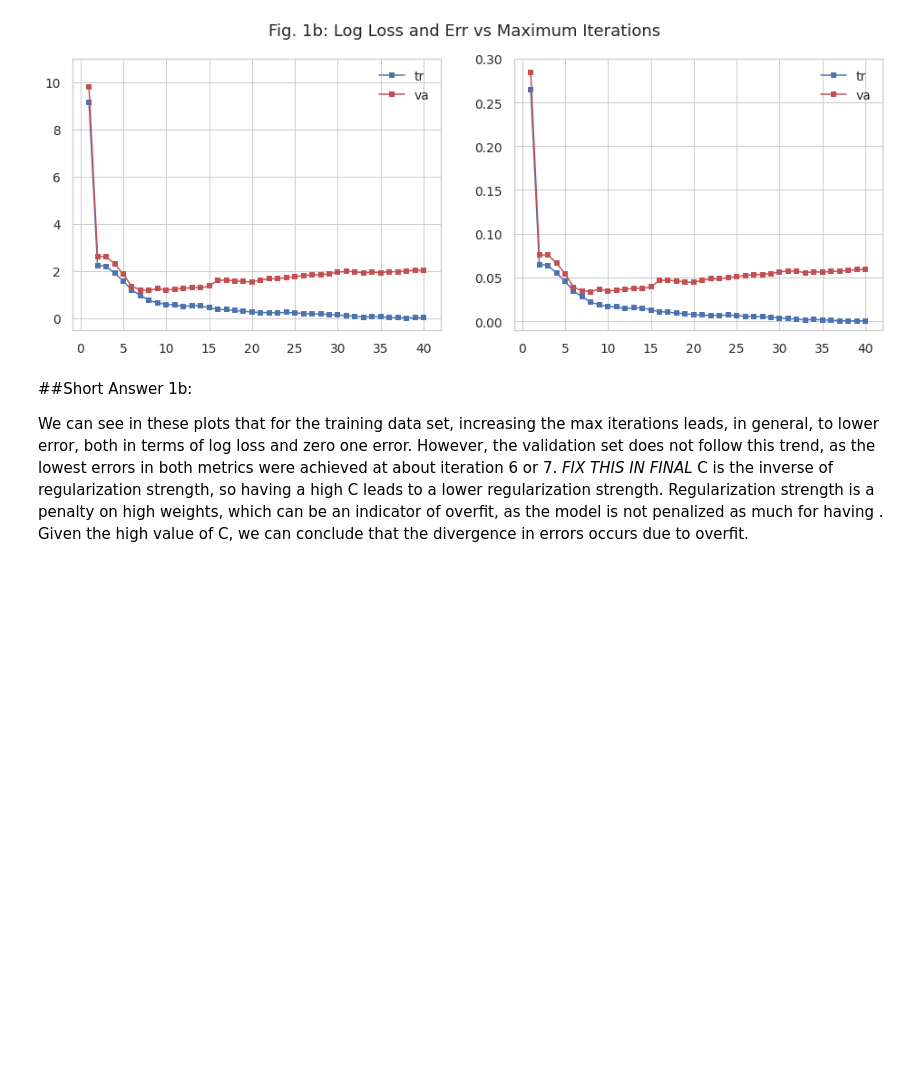
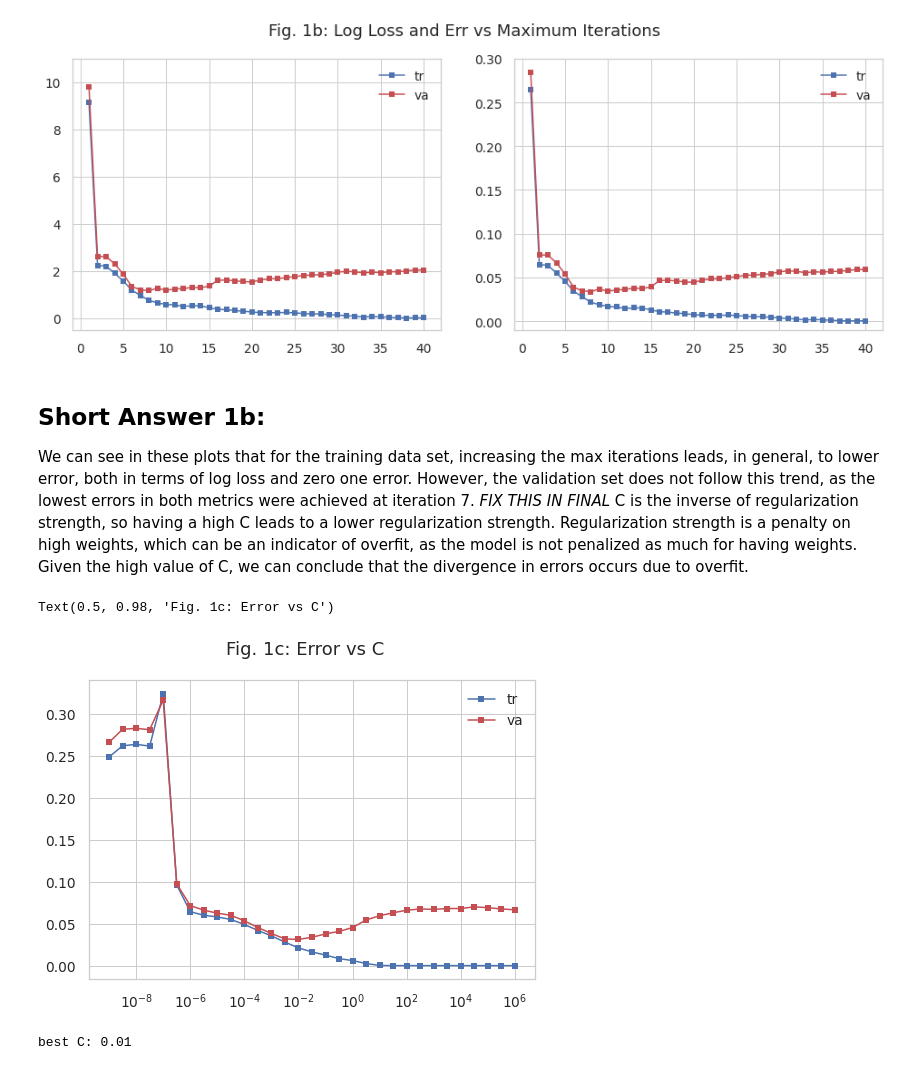
Before and after one commit to kenziesimpson/comp-135-proj-A, a Jupyter notebook: Problem 1.ipynb, the cells around one changed output. Saved outputs shown, nothing was run; the diff lists cells and outputs as text; code cells hidden in the pictures; blank space fills up the shorter version.

```diff
--- a/Problem 1.ipynb
+++ b/Problem 1.ipynb
@@ -115,8 +117,35 @@ plt.suptitle('Fig. 1b: Log Loss and Err vs Maximum Iterations')
 Text(0.5, 0.98, 'Fig. 1b: Log Loss and Err vs Maximum Iterations')
 [figure]
 # %% [markdown]
-##Short Answer 1b:
+## Short Answer 1b:
 
-
-
-We can see in these plots that for the training data set, increasing the max iterations leads, in general, to lower error, both in terms of log loss and zero one error. However, the validation set does not follow this trend, as the lowest errors in both metrics were achieved at about iteration 6 or 7. *FIX THIS IN FINAL* C is the inverse of regularization strength, so having a high C leads to a lower regularization strength. Regularization strength is a penalty on high weights, which can be an indicator of overfit, as the model is not penalized as much for having . Given the high value of C, we can conclude that the divergence in errors occurs due to overfit.
+We can see in these plots that for the training data set, increasing the max iterations leads, in general, to lower error, both in terms of log loss and zero one error. However, the validation set does not follow this trend, as the lowest errors in both metrics were achieved at iteration 7. *FIX THIS IN FINAL* C is the inverse of regularization strength, so having a high C leads to a lower regularization strength. Regularization strength is a penalty on high weights, which can be an indicator of overfit, as the model is not penalized as much for having weights. Given the high value of C, we can conclude that the divergence in errors occurs due to overfit.
+# %%
+c_grid  = np.logspace(-9, 6, 31)
+# %%
+err_tr = []
+err_va = []
+
+for C in c_grid:
+    lr = sklearn.linear_model.LogisticRegression(max_iter=1000, solver='lbfgs', C=C)
+    lr.fit(x_tr_MF, y_tr_M)
+
+    yhat_tr_M = lr.predict(x_tr_MF)
+    yhat_va_N = lr.predict(x_va_NF)
+
+    err_tr.append(sklearn.metrics.zero_one_loss(y_tr_M, yhat_tr_M))
+    err_va.append(sklearn.metrics.zero_one_loss(y_va_N, yhat_va_N))
+# %%
+plt.plot(c_grid, err_tr, 'bs-', label='tr')
+plt.plot(c_grid, err_va, 'rs-', label='va')
+plt.xscale('log')
+plt.legend(loc='upper right')
+plt.suptitle('Fig. 1c: Error vs C')
+# %% [output]
+Text(0.5, 0.98, 'Fig. 1c: Error vs C')
+[figure, added]
+# %%
+best_c = c_grid[np.argmin(err_va)]
+print('best C:', best_c)
+# %% [output]
+best C: 0.01
```
Also changed, not shown: parts of 7 cells of this notebook.
